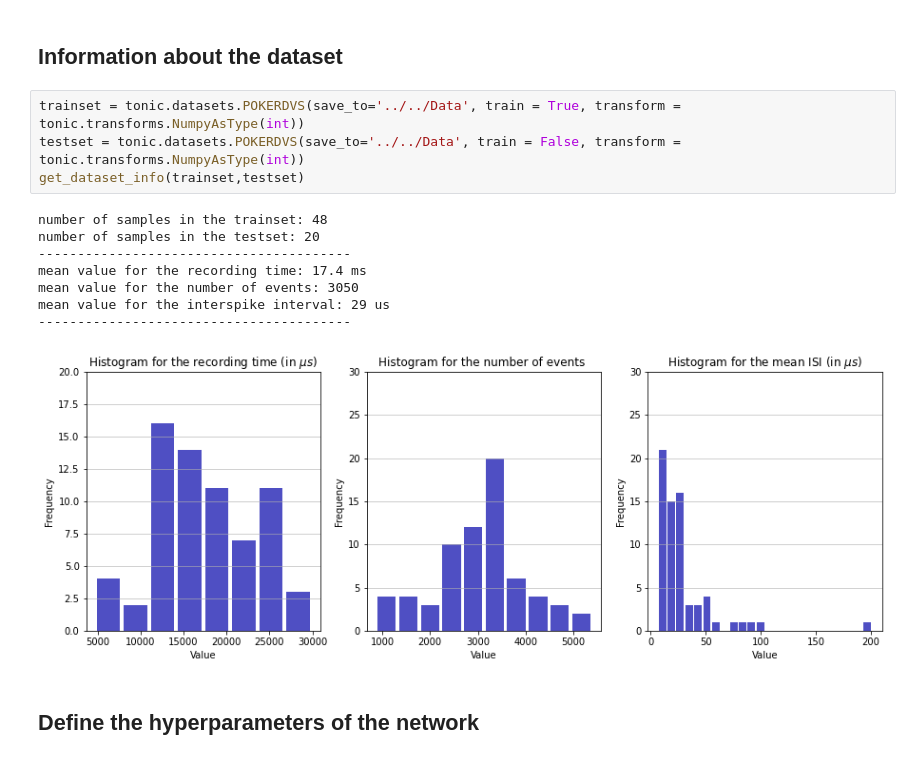
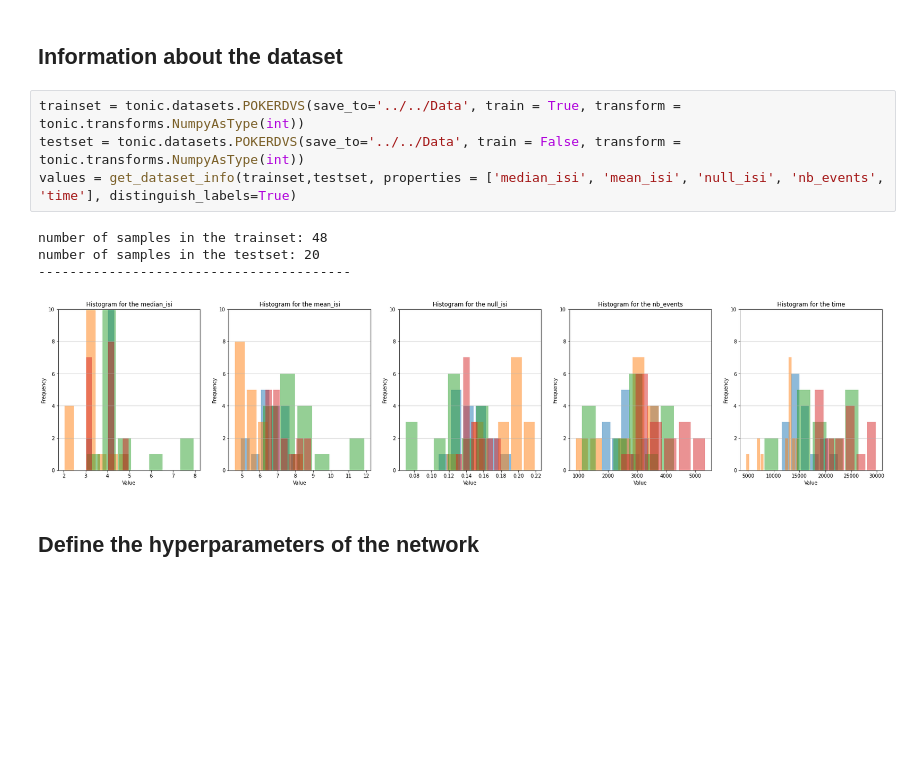
Before and after one commit to AntoineGrimaldi/HOTS, a Jupyter notebook: notebooks/RESULTS_02_PokerDVS.ipynb, the cells around one changed output. Cells and saved outputs as stored; diff of their text form; blank space fills up the shorter version.

Commit message:
get dataset info change

```diff
--- a/notebooks/RESULTS_02_PokerDVS.ipynb
+++ b/notebooks/RESULTS_02_PokerDVS.ipynb
@@ -29,16 +31,12 @@ def printfig(fig, name):
 # %%
 trainset = tonic.datasets.POKERDVS(save_to='../../Data', train = True, transform = tonic.transforms.NumpyAsType(int))
 testset = tonic.datasets.POKERDVS(save_to='../../Data', train = False, transform = tonic.transforms.NumpyAsType(int))
-get_dataset_info(trainset,testset)
+values = get_dataset_info(trainset,testset, properties = ['median_isi', 'mean_isi', 'null_isi', 'nb_events', 'time'], distinguish_labels=True)
 # %% [output]
 number of samples in the trainset: 48
 number of samples in the testset: 20
 ----------------------------------------
-mean value for the recording time: 17.4 ms
-mean value for the number of events: 3050
-mean value for the interspike interval: 29 us
-----------------------------------------
-[figure, old version]
+[figure, new version]
 # %% [markdown]
 ## Define the hyperparameters of the network
 # %%
```
Also changed, not shown: parts of 4 cells of this notebook, 2 other files.
